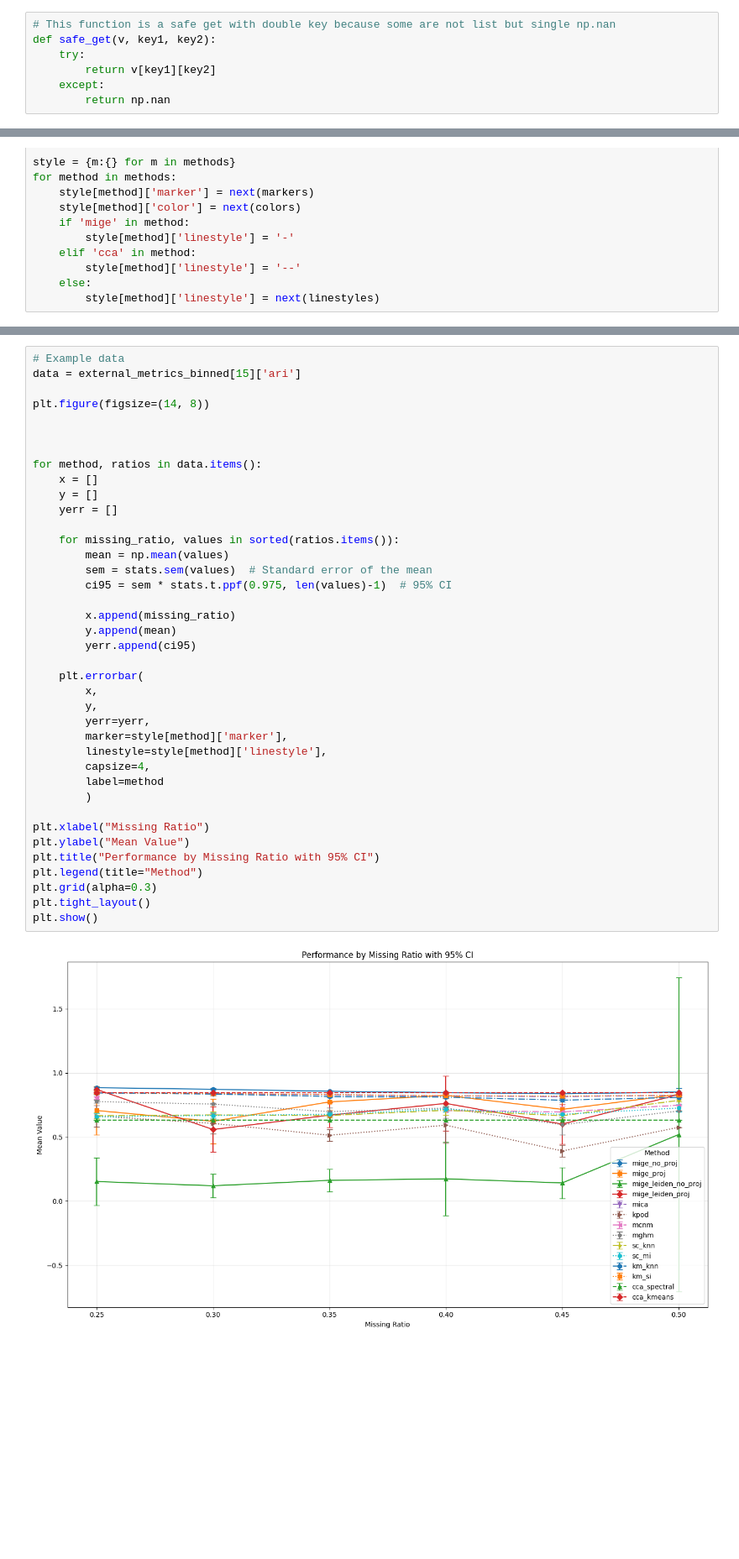
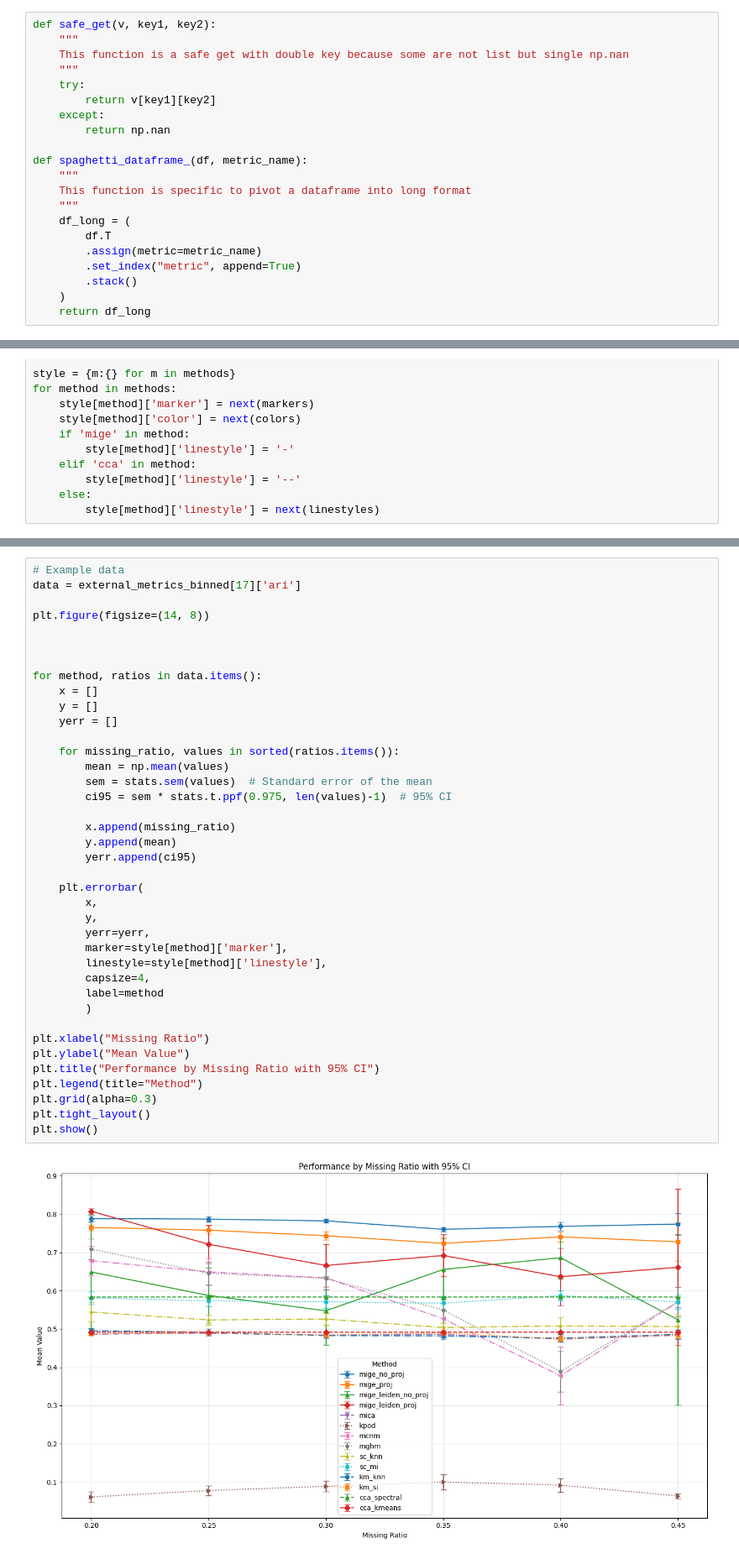
Before and after one commit to simonetome/fusemix, a Jupyter notebook: test_src/notebooks/analyze_simulation.ipynb, the cells around one changed output, grey strips where cells are left out. Shown at 84% size. Cells and saved outputs as stored; diff of their text form; blank space fills up the shorter version.

```diff
--- a/test_src/notebooks/analyze_simulation.ipynb
+++ b/test_src/notebooks/analyze_simulation.ipynb
@@ -71,8 +81,22 @@ internal_metrics = list(simulation_results[configs[0]]['internal_metrics']['mige
 methods = list(simulation_results[configs[0]]['internal_metrics'])
 # %%
-# This function is a safe get with double key because some are not list but single np.nan
 def safe_get(v, key1, key2):
+    """
+    This function is a safe get with double key because some are not list but single np.nan
+    """
     try:
         return v[key1][key2]
     except:
         return np.nan
+
+def spaghetti_dataframe_(df, metric_name):
+    """
+    This function is specific to pivot a dataframe into long format
+    """
+    df_long = (
+        df.T
+        .assign(metric=metric_name)
+        .set_index("metric", append=True)
+        .stack()
+    )
+    return df_long
@@ -250,6 +380,6 @@ for method in methods:
 # %%
 # Example data
-data = external_metrics_binned[15]['ari']
+data = external_metrics_binned[17]['ari']
 
 plt.figure(figsize=(14, 8))
 
@@ -260,31 +390,31 @@ for method, ratios in data.items():
     y = []
     yerr = []
 
     for missing_ratio, values in sorted(ratios.items()):
         mean = np.mean(values)
         sem = stats.sem(values)  # Standard error of the mean
         ci95 = sem * stats.t.ppf(0.975, len(values)-1)  # 95% CI
 
         x.append(missing_ratio)
         y.append(mean)
         yerr.append(ci95)
 
     plt.errorbar(
         x,
         y,
         yerr=yerr,
         marker=style[method]['marker'],
         linestyle=style[method]['linestyle'],
         capsize=4,
         label=method
         )
 
 plt.xlabel("Missing Ratio")
 plt.ylabel("Mean Value")
 plt.title("Performance by Missing Ratio with 95% CI")
 plt.legend(title="Method")
 plt.grid(alpha=0.3)
 plt.tight_layout()
 plt.show()
 # %% [output]
-[figure, old version]
+[figure, new version]
```
Also changed, not shown: parts of 23 cells of this notebook, 10 other files.
